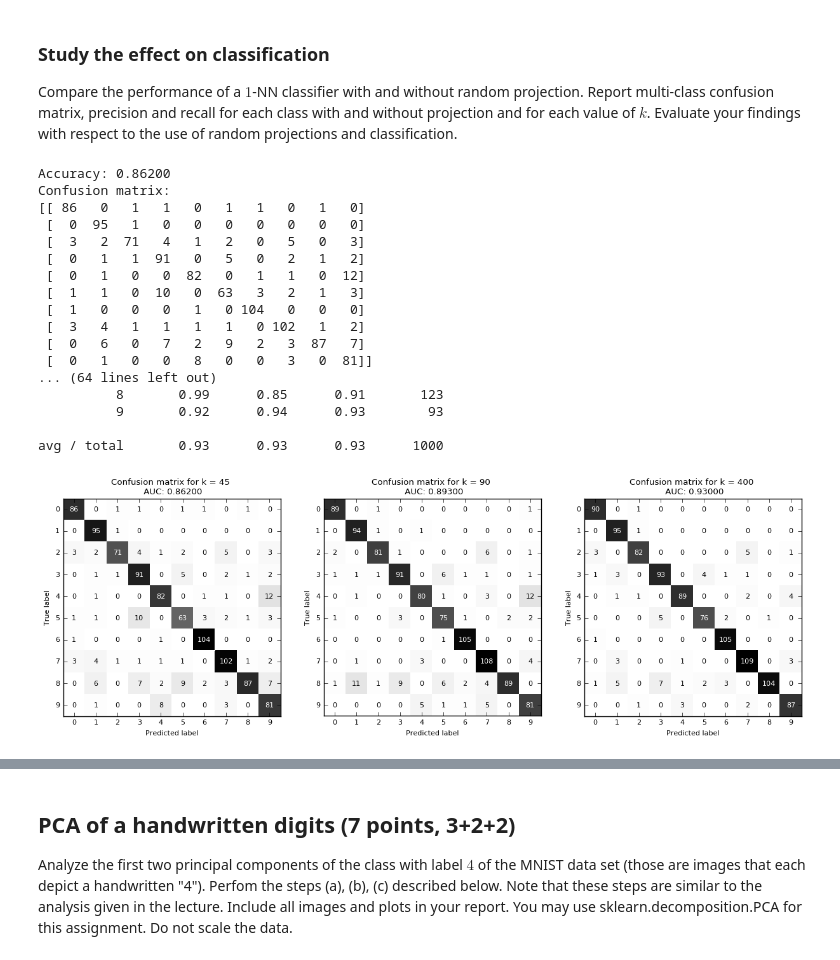
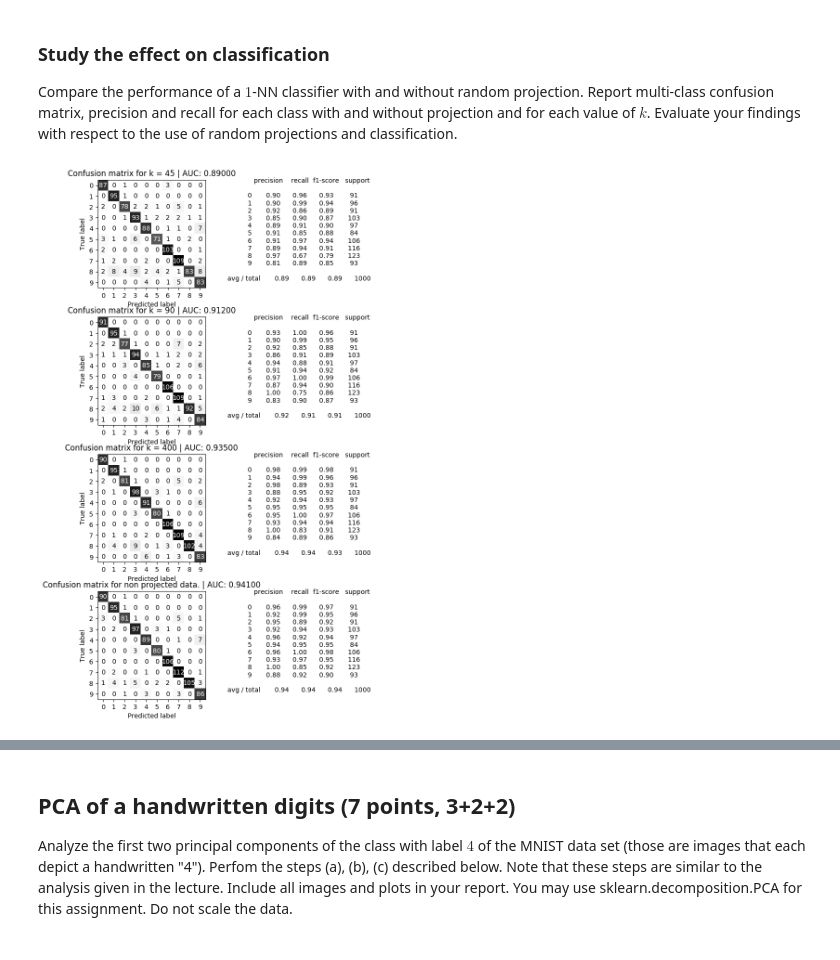
Before and after one commit to LuisArmandoPerez/Assignment_3FDM, a Jupyter notebook: Assignment 3.ipynb, the cells around one changed output, grey strips where cells are left out. Drawn from its saved outputs; the diff is of its cells as text; code cells hidden in the pictures.

```diff
--- a/Assignment 3.ipynb
+++ b/Assignment 3.ipynb
@@ -128,58 +128,56 @@ Compare the performance of a $1$-NN classifier with and without random projectio
 # %%
 from sklearn import neighbors
 from sklearn.model_selection import train_test_split
 from sklearn.metrics import accuracy_score, confusion_matrix, classification_report
 from sklearn.datasets import load_digits
 digits = load_digits()
 
-# create subplot
-fig, axs = plt.subplots(1,3, figsize=(15,5))
+# create subplot to store confusion matrix
+fig, axs = plt.subplots(4,1, figsize=(3,15))
 axs = axs.ravel()
 
 d=784;
 
-for k, ax in zip([45, 90, 400], axs):   #45, 90, 400
-    # Randomly sample with probability 1/2
-    R=np.random.randint(0,2,size=(k,d))
-    R[R==0]=-1
-    R = R*(1/np.sqrt(d))
+for k, ax in zip([45, 90, 400,0], axs):   #45, 90, 400 and 0 represents unprojected data
+    # Matrix R
+    R=np.random.randint(0,2,size=(k,d)) # Randomly sample with probability 1/2
+    R[R==0]=-1 #Matrix values in {-1,1}
+    R = R*(1/np.sqrt(d)) #Replacement with +/- 1/sqrt(d)
 
-    phi=[];
-    for i in range(len(X)): #len(X)
-        v = R.dot(X[i])
-        phi.append(v)
-    new_X = np.array(phi).reshape(len(X),k)
+    #Projection of data one by one and storage
+    proj=[];
+    for i in range(len(X)):
+        v = R.dot(X[i]) #Projection
+        proj.append(v) #Storage
+    new_X = np.array(proj).reshape(len(X),k)
 
-    # Splits the dataset in training and test set as specified ratio (60k:10k)
-    X_train, X_test, y_train, y_test = train_test_split(new_X, y, train_size=6/70, test_size=1/70,random_state=0)
+    # Splits the dataset in training and test set as specified ratio (laskdjalkdjkldasj)
+    if k==0:
+        # For the unprojected data
+        X_train, X_test, y_train, y_test = train_test_split(X, y, train_size=6/70, test_size=1/70,random_state=0)
+    else:
+        # Projected data
+        X_train, X_test, y_train, y_test = train_test_split(new_X, y, train_size=6/70, test_size=1/70,random_state=0)
 
-    #Fits the data to 1‐Nearest Neighbor (with random projection)
+
+    #Fits the data to 1‐Nearest Neighbor (with and without random projection)
     knn_RP = neighbors.KNeighborsClassifier(n_neighbors=1).fit(X_train, y_train)
     pred_RP = knn_RP.predict(X_test)
-    print("Accuracy: {:.5f}".format(accuracy_score(y_test, pred_RP)))
-    print(classification_report(y_test, pred_RP))
 
-    ax.set_title("Confusion matrix for k = %d \n AUC: %.5f" % (k,accuracy_score(y_test, pred_RP)))
+
+    #Output of 1-nn: Confusion matrix, AUC, precision, recall
+    if k==0:
+        #Confusion matrix for non projected data and AUC score
+        ax.set_title("Confusion matrix for non projected data. | AUC: %.5f" % (accuracy_score(y_test, pred_RP)))
+    else :
+        #Confusion matrix for projected data and AUC score
+        ax.set_title("Confusion matrix for k = %d | AUC: %.5f" % (k,accuracy_score(y_test, pred_RP)))
     ax.invert_yaxis()
+    # AUC score
     scores_image = mglearn.tools.heatmap(confusion_matrix(y_test, pred_RP), xlabel='Predicted label',
     ylabel='True label', xticklabels=digits.target_names,yticklabels=digits.target_names, cmap=plt.cm.gray_r, fmt="%d", ax=ax)
+    # Precision, recall, extra info.
+    ax.text(12,10,classification_report(y_test,pred_RP))
 plt.show();
 # %% [output]
-Accuracy: 0.86200
-Confusion matrix:
-[[ 86   0   1   1   0   1   1   0   1   0]
- [  0  95   1   0   0   0   0   0   0   0]
- [  3   2  71   4   1   2   0   5   0   3]
- [  0   1   1  91   0   5   0   2   1   2]
- [  0   1   0   0  82   0   1   1   0  12]
- [  1   1   0  10   0  63   3   2   1   3]
- [  1   0   0   0   1   0 104   0   0   0]
- [  3   4   1   1   1   1   0 102   1   2]
- [  0   6   0   7   2   9   2   3  87   7]
- [  0   1   0   0   8   0   0   3   0  81]]
-... (64 lines left out)
-          8       0.99      0.85      0.91       123
-          9       0.92      0.94      0.93        93
-
-avg / total       0.93      0.93      0.93      1000
-[figure, old version]
+[figure, new version]
```
Also changed, not shown: parts of 14 cells of this notebook.
